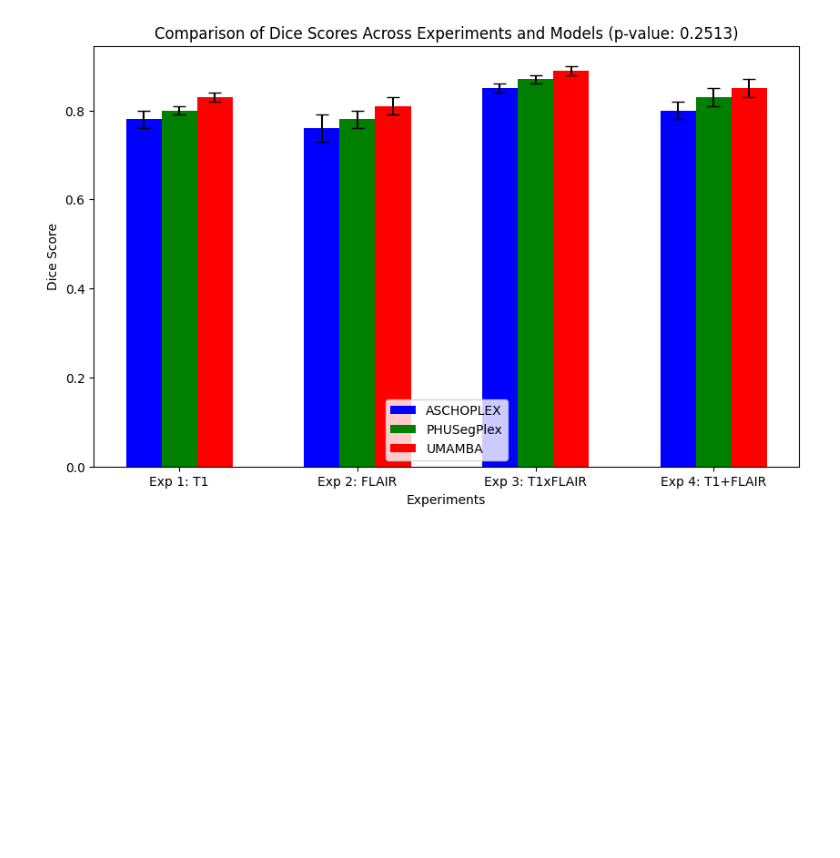
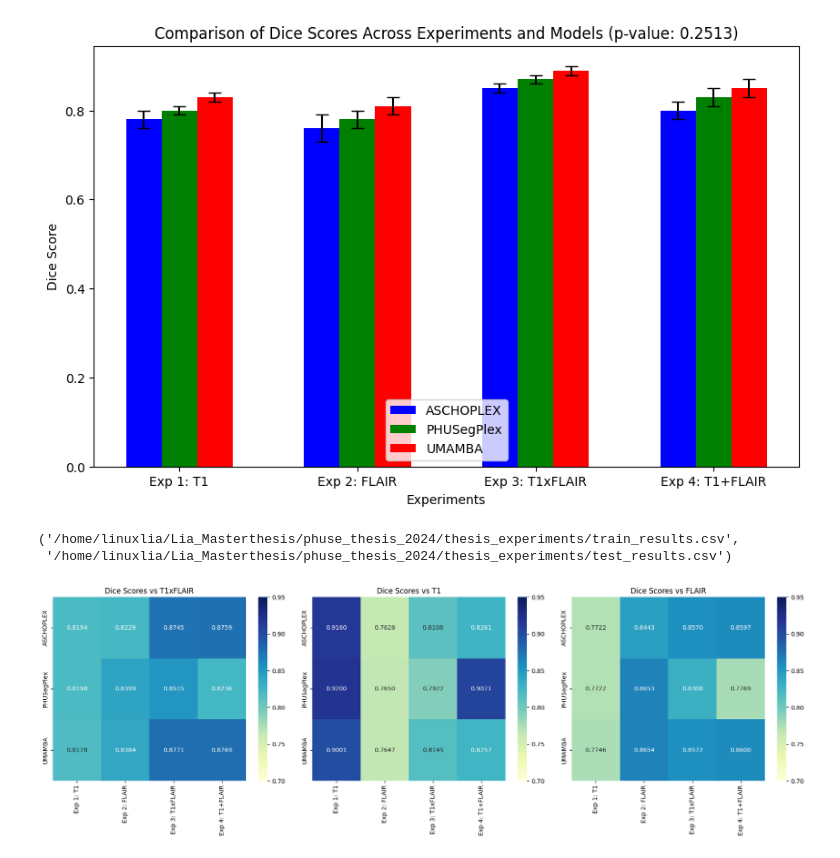
Before and after one commit to laierkasten23/PSU_Mamba, a Jupyter notebook: Code_metrics_analysis/Notebooks/metrics_visualization.ipynb, the cells around one changed output. Cells and saved outputs as stored; diff of their text form; code cells hidden in the pictures; blank space fills up the shorter version.

```diff
--- a/Code_metrics_analysis/Notebooks/metrics_visualization.ipynb
+++ b/Code_metrics_analysis/Notebooks/metrics_visualization.ipynb
@@ -152,3 +139,74 @@ plt.legend()
 plt.show()
 # %% [output]
 [figure]
+# %%
+import pandas as pd
+import os
+
+experiments_path = '/home/linuxlia/Lia_Masterthesis/phuse_thesis_2024/thesis_experiments'
+file_path = os.path.join(experiments_path, 'train_test_results.xlsx')
+
+
+# Convert each sheet to CSV format
+train_df = pd.read_excel(file_path, sheet_name='Train')
+test_df = pd.read_excel(file_path, sheet_name='Test')
+
+# Define the paths for the CSV files
+train_csv_path = os.path.join(experiments_path, 'train_results.csv')
+test_csv_path = os.path.join(experiments_path, 'test_results.csv')
+
+# Save the DataFrames to CSV
+train_df.to_csv(train_csv_path, index=False)
+test_df.to_csv(test_csv_path, index=False)
+
+(train_csv_path, test_csv_path)
+# %% [output]
+('/home/linuxlia/Lia_Masterthesis/phuse_thesis_2024/thesis_experiments/train_results.csv',
+ '/home/linuxlia/Lia_Masterthesis/phuse_thesis_2024/thesis_experiments/test_results.csv')
+# %%
+import matplotlib.pyplot as plt
+import numpy as np
+import seaborn as sns
+
+# Data for experiments
+experiments = ['Exp 1: T1', 'Exp 2: FLAIR', 'Exp 3: T1xFLAIR', 'Exp 4: T1+FLAIR']
+
+# Data for Dice scores against different ground truths
+aschoplex_dice_t1xflair = [0.8194, 0.8229, 0.8745, 0.8759]
+phusegplex_dice_t1xflair = [0.8198, 0.8399, 0.8515, 0.8236]
+umamba_dice_t1xflair = [0.8178, 0.8384, 0.8771, 0.8769]
+
+aschoplex_dice_t1 = [0.916, 0.7628, 0.8108, 0.8261]
+phusegplex_dice_t1 = [0.92, 0.765, 0.7922, 0.9071]
+umamba_dice_t1 = [0.9001, 0.7647, 0.8145, 0.8257]
+
+aschoplex_dice_flair = [0.7722, 0.8443, 0.857, 0.8597]
+phusegplex_dice_flair = [0.7722, 0.8653, 0.8308, 0.7769]
+umamba_dice_flair = [0.7746, 0.8654, 0.8572, 0.86]
+
+# Create a figure with three subplots in one row
+fig, axes = plt.subplots(1, 3, figsize=(18, 6))
+
+# Data for heatmaps
+data_t1xflair = np.array([aschoplex_dice_t1xflair, phusegplex_dice_t1xflair, umamba_dice_t1xflair])
+data_t1 = np.array([aschoplex_dice_t1, phusegplex_dice_t1, umamba_dice_t1])
+data_flair = np.array([aschoplex_dice_flair, phusegplex_dice_flair, umamba_dice_flair])
+
+# Titles for the heatmaps
+titles = ['Dice Scores vs T1xFLAIR', 'Dice Scores vs T1', 'Dice Scores vs FLAIR']
+
+# Plot heatmaps
+sns.heatmap(data_t1xflair, annot=True, fmt=".4f", xticklabels=experiments, yticklabels=['ASCHOPLEX', 'PHUSegPlex', 'UMAMBA'], ax=axes[0], vmin=0.7, vmax=0.95, cmap="YlGnBu")
+axes[0].set_title(titles[0])
+
+sns.heatmap(data_t1, annot=True, fmt=".4f", xticklabels=experiments, yticklabels=['ASCHOPLEX', 'PHUSegPlex', 'UMAMBA'], ax=axes[1], vmin=0.7, vmax=0.95, cmap="YlGnBu")
+axes[1].set_title(titles[1])
+
+sns.heatmap(data_flair, annot=True, fmt=".4f", xticklabels=experiments, yticklabels=['ASCHOPLEX', 'PHUSegPlex', 'UMAMBA'], ax=axes[2], vmin=0.7, vmax=0.95, cmap="YlGnBu")
+axes[2].set_title(titles[2])
+
+# Adjust layout
+plt.tight_layout()
+plt.show()
+# %% [output]
+[figure, added]
```
Also changed, not shown: parts of 6 cells of this notebook, 18 other files.
